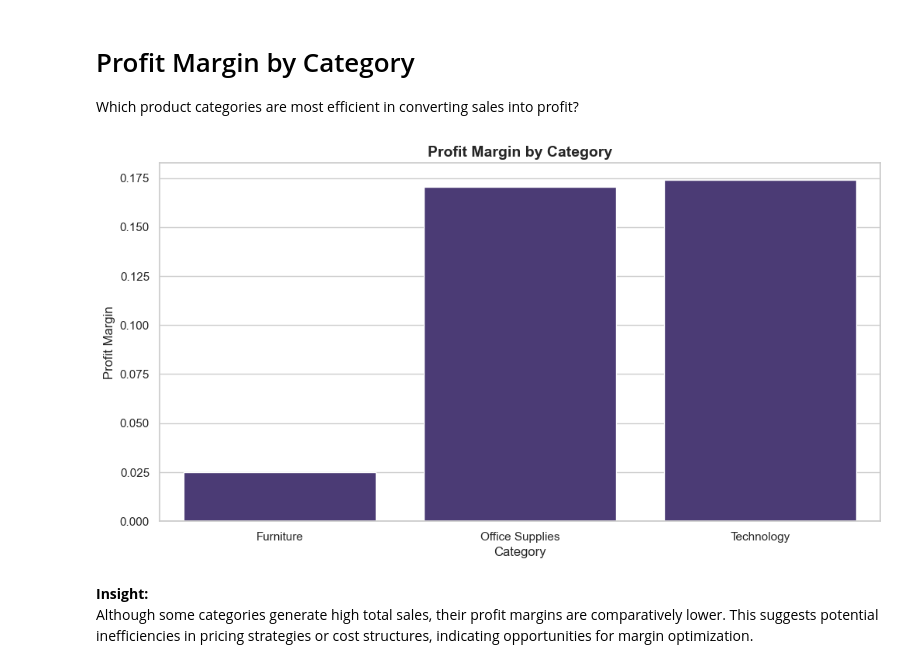
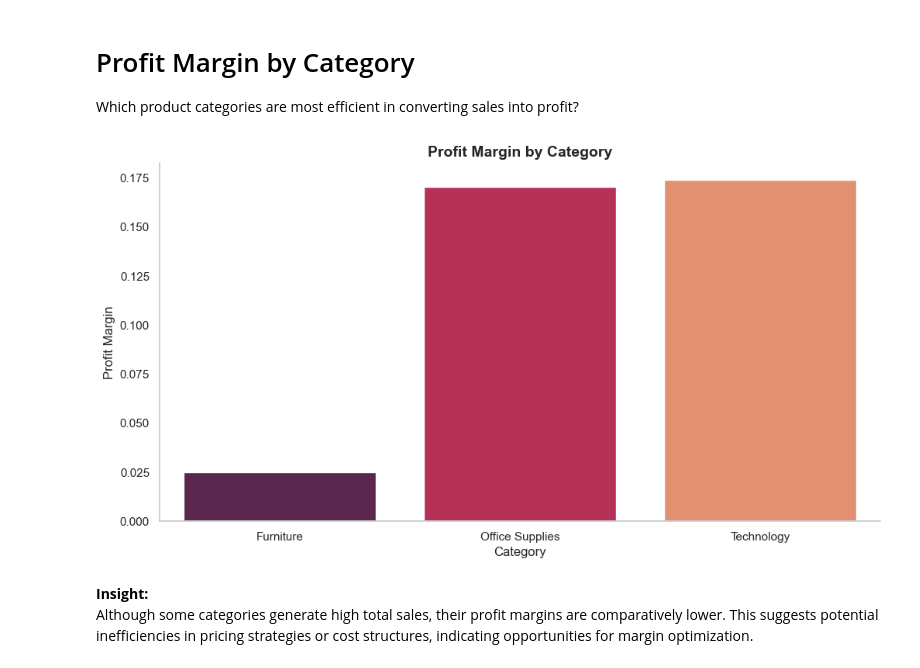
Before and after one commit to sumit-raghav-06/Retail-sales-analysis, a Jupyter notebook: notebooks/eda.ipynb, the cells around one changed output. Cells and saved outputs as stored; diff of their text form; code cells hidden in the pictures.

```diff
--- a/notebooks/eda.ipynb
+++ b/notebooks/eda.ipynb
@@ -379,13 +461,23 @@ Which product categories are most efficient in converting sales into profit?
 # %%
 category_perf = df.groupby('Category')[['Sales','Profit']].sum()
 category_perf['Profit_Margin'] = category_perf['Profit'] / category_perf['Sales']
 
-sns.barplot(x=category_perf.index, y=category_perf['Profit_Margin'])
+ax = sns.barplot(x=category_perf.index, y=category_perf['Profit_Margin'], palette='rocket')
+
+# Remove grid-lines
+
+sns.despine()
+ax.yaxis.grid(False)
+
+# Naming x and y label
+
 plt.title("Profit Margin by Category", fontsize=14, weight='bold')
 plt.ylabel("Profit Margin")
+# Exporting chart as image
+plt.savefig('06_Profit_margin_by_category.png', dpi=150)
 plt.show()
 # %% [output]
-[figure, old version]
+[figure, new version]
 # %% [markdown]
 **Insight:**
 Although some categories generate high total sales, their profit margins are comparatively lower. This suggests potential inefficiencies in pricing strategies or cost structures, indicating opportunities for margin optimization.
```
Also changed, not shown: parts of 7 cells of this notebook.
